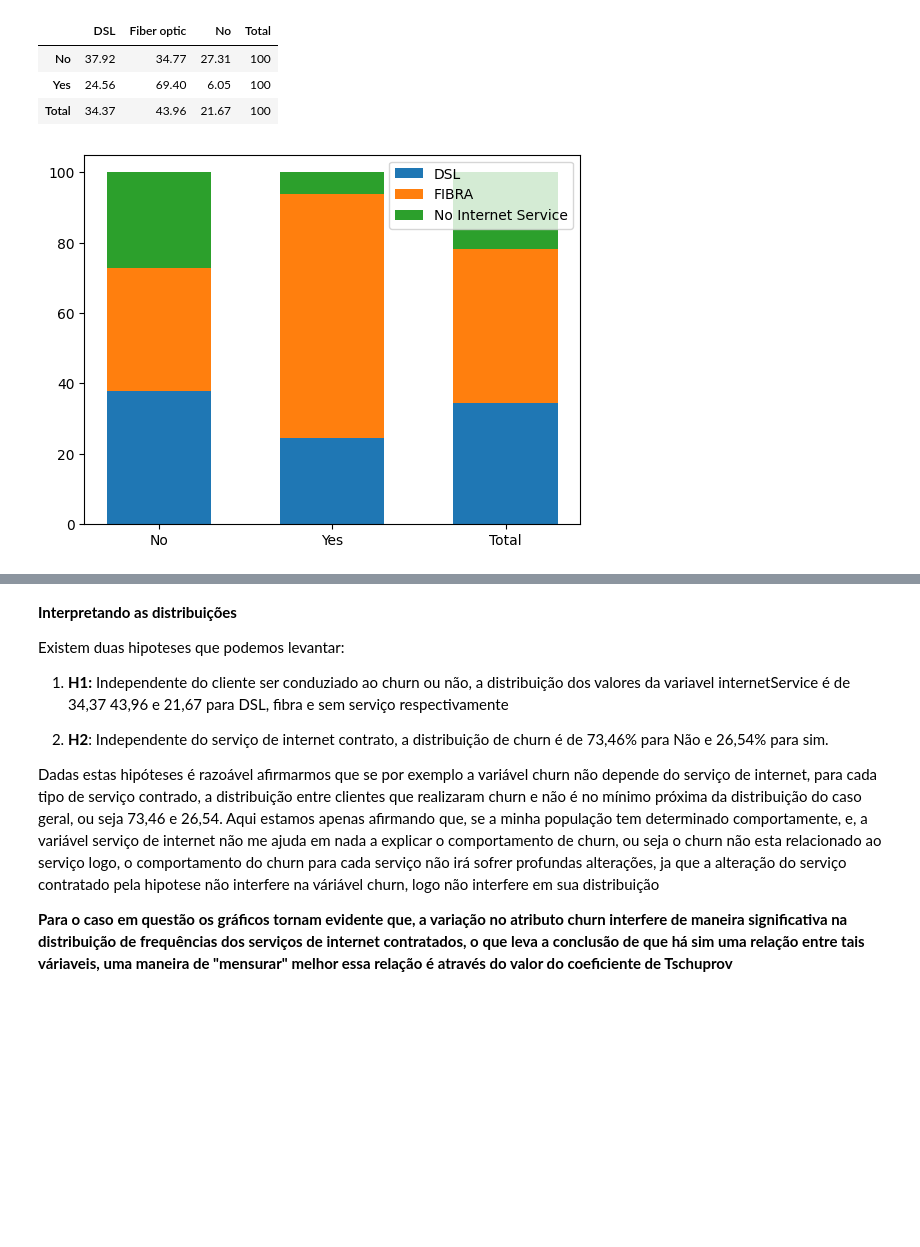
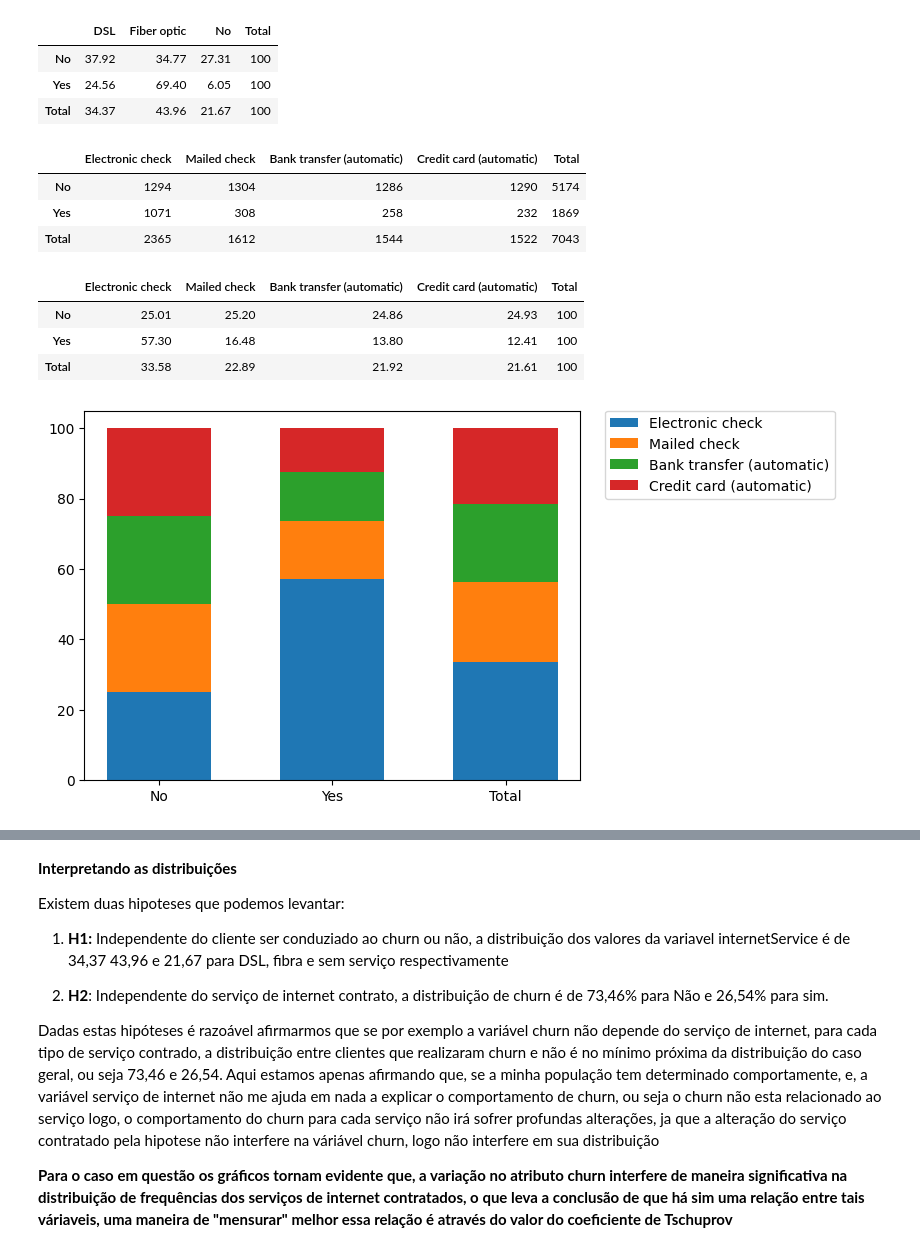
Before and after one commit to rycardyo/DashBoards, a Jupyter notebook: notebooks/correlacoes.ipynb, the cells around one changed output, grey strips where cells are left out. Cells and saved outputs as stored; diff of their text form; code cells hidden in the pictures; blank space fills up the shorter version.

```diff
--- a/notebooks/correlacoes.ipynb
+++ b/notebooks/correlacoes.ipynb
@@ -396,27 +396,46 @@ df_norm
 # %%
 from matplotlib import pyplot as plt
 import numpy as np
+def plot_bar_conjunta(df_conjunta_norm):
+    x = df_conjunta_norm.index.values
+    y = df_conjunta_norm.columns.values[:-1]
+    items = {i : df_conjunta_norm[i].values for i in y}
+    '''items = {
+        'DSL' : df_norm['DSL'].values,
+        'FIBRA' :  df_norm['Fiber optic'].values,
+        'No Internet Service' :  df_norm['No'].values
+    }
+    '''
+    width = 0.6
 
-x = df_norm.index.values
-items = {
-    'DSL' : df_norm['DSL'].values,
-    'FIBRA' :  df_norm['Fiber optic'].values,
-    'No Internet Service' :  df_norm['No'].values
-}
+    fig, ax = plt.subplots()
+    posicao_inicio = np.zeros(3)
 
-width = 0.6
-
-fig, ax = plt.subplots()
-posicao_inicio = np.zeros(3)
-
-for rotulo, value in items.items():
-    p = ax.bar(x, value, width, label=rotulo, bottom=posicao_inicio)
-    posicao_inicio += value
+    for rotulo, value in items.items():
+        p = ax.bar(x, value, width, label=rotulo, bottom=posicao_inicio)
+        posicao_inicio += value
 
 
-#ax.set_title("Number of penguins with above average body mass")
-ax.legend()
-
-plt.show()
+    #ax.set_title("Number of penguins with above average body mass")
+    ax.legend()
+    plt.legend(bbox_to_anchor=(1.05,1), loc='upper left', borderaxespad=0)
+    plt.show()
-# %% [output]
-[figure, removed]
+# %%
+conjunta_metodo_pagamento = tabela_conjunta('Churn','PaymentMethod',df)
+conjunta_metodo_pagamento
+# %% [output]
+|  | Electronic check | Mailed check | Bank transfer (automatic) | Credit card (automatic) | Total |
+| No | 1294 | 1304 | 1286 | 1290 | 5174 |
+| Yes | 1071 | 308 | 258 | 232 | 1869 |
+| Total | 2365 | 1612 | 1544 | 1522 | 7043 |
+# %%
+normaliza_conjunta('coluna',conjunta_metodo_pagamento)
+# %% [output]
+|  | Electronic check | Mailed check | Bank transfer (automatic) | Credit card (automatic) | Total |
+| No | 25.01 | 25.20 | 24.86 | 24.93 | 100 |
+| Yes | 57.30 | 16.48 | 13.80 | 12.41 | 100 |
+| Total | 33.58 | 22.89 | 21.92 | 21.61 | 100 |
+# %%
+plot_bar_conjunta(normaliza_conjunta('coluna',conjunta_metodo_pagamento))
+# %% [output]
+[figure, added]
```
Also changed, not shown: parts of 7 cells of this notebook.
